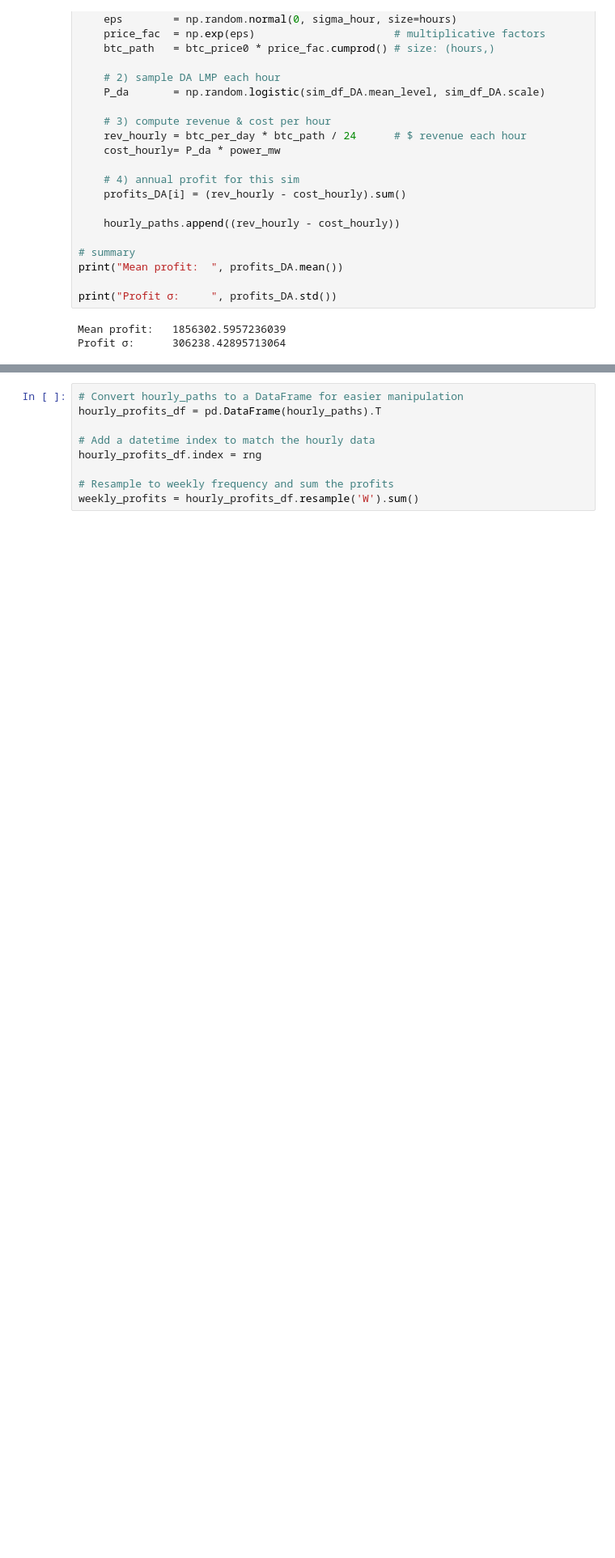
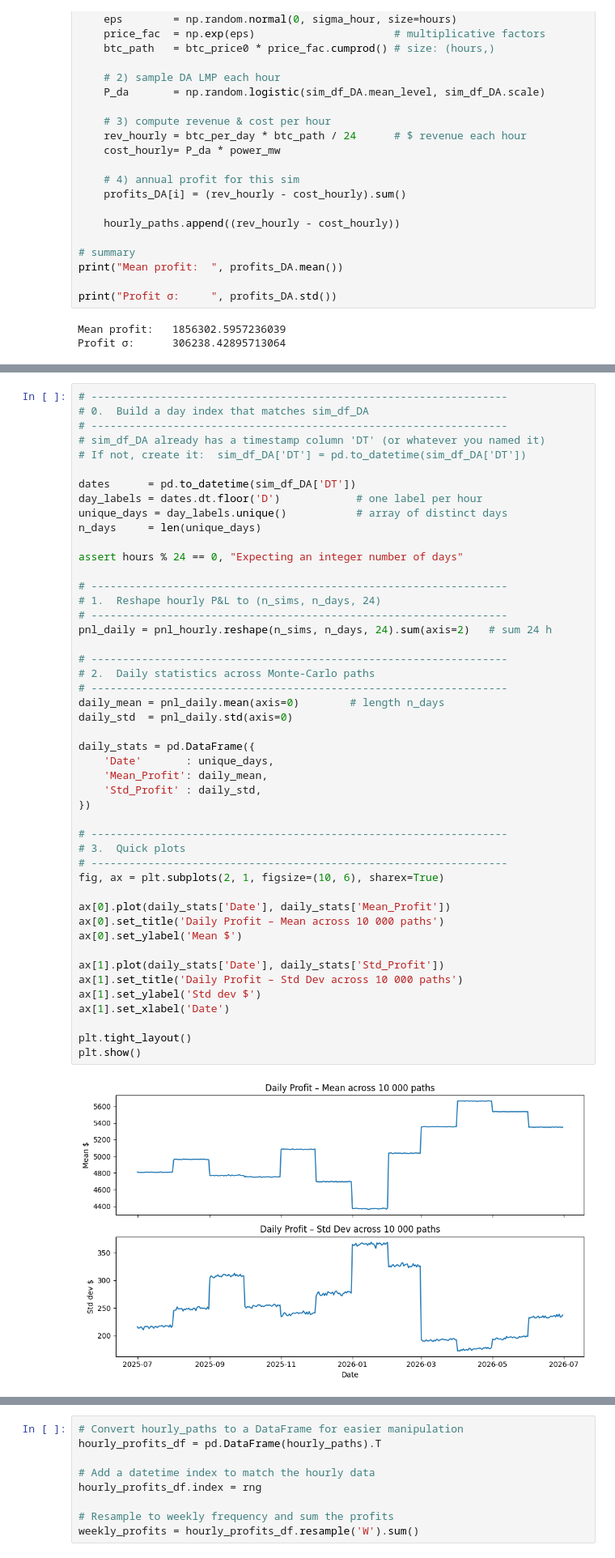
Before and after one commit to sxcben/Financing_Grid_final_project, a Jupyter notebook: code/Benjamin_test.ipynb, the cells around one changed output, grey strips where cells are left out. Shown at 81% size. Saved outputs shown, nothing was run; the diff lists cells and outputs as text; blank space fills up the shorter version.

```diff
--- a/code/Benjamin_test.ipynb
+++ b/code/Benjamin_test.ipynb
@@ -352,0 +441,49 @@ Profit σ:      306238.42895713064
+# %%
+# ------------------------------------------------------------------
+# 0.  Build a day index that matches sim_df_DA
+# ------------------------------------------------------------------
+# sim_df_DA already has a timestamp column 'DT' (or whatever you named it)
+# If not, create it:  sim_df_DA['DT'] = pd.to_datetime(sim_df_DA['DT'])
+
+dates      = pd.to_datetime(sim_df_DA['DT'])
+day_labels = dates.dt.floor('D')            # one label per hour
+unique_days = day_labels.unique()           # array of distinct days
+n_days     = len(unique_days)
+
+assert hours % 24 == 0, "Expecting an integer number of days"
+
+# ------------------------------------------------------------------
+# 1.  Reshape hourly P&L to (n_sims, n_days, 24)
+# ------------------------------------------------------------------
+pnl_daily = pnl_hourly.reshape(n_sims, n_days, 24).sum(axis=2)   # sum 24 h
+
+# ------------------------------------------------------------------
+# 2.  Daily statistics across Monte-Carlo paths
+# ------------------------------------------------------------------
+daily_mean = pnl_daily.mean(axis=0)        # length n_days
+daily_std  = pnl_daily.std(axis=0)
+
+daily_stats = pd.DataFrame({
+    'Date'       : unique_days,
+    'Mean_Profit': daily_mean,
+    'Std_Profit' : daily_std,
+})
+
+# ------------------------------------------------------------------
+# 3.  Quick plots
+# ------------------------------------------------------------------
+fig, ax = plt.subplots(2, 1, figsize=(10, 6), sharex=True)
+
+ax[0].plot(daily_stats['Date'], daily_stats['Mean_Profit'])
+ax[0].set_title('Daily Profit – Mean across 10 000 paths')
+ax[0].set_ylabel('Mean $')
+
+ax[1].plot(daily_stats['Date'], daily_stats['Std_Profit'])
+ax[1].set_title('Daily Profit – Std Dev across 10 000 paths')
+ax[1].set_ylabel('Std dev $')
+ax[1].set_xlabel('Date')
+
+plt.tight_layout()
+plt.show()
+# %% [output]
+[figure, added]
```
Also changed, not shown: parts of 6 cells of this notebook.
